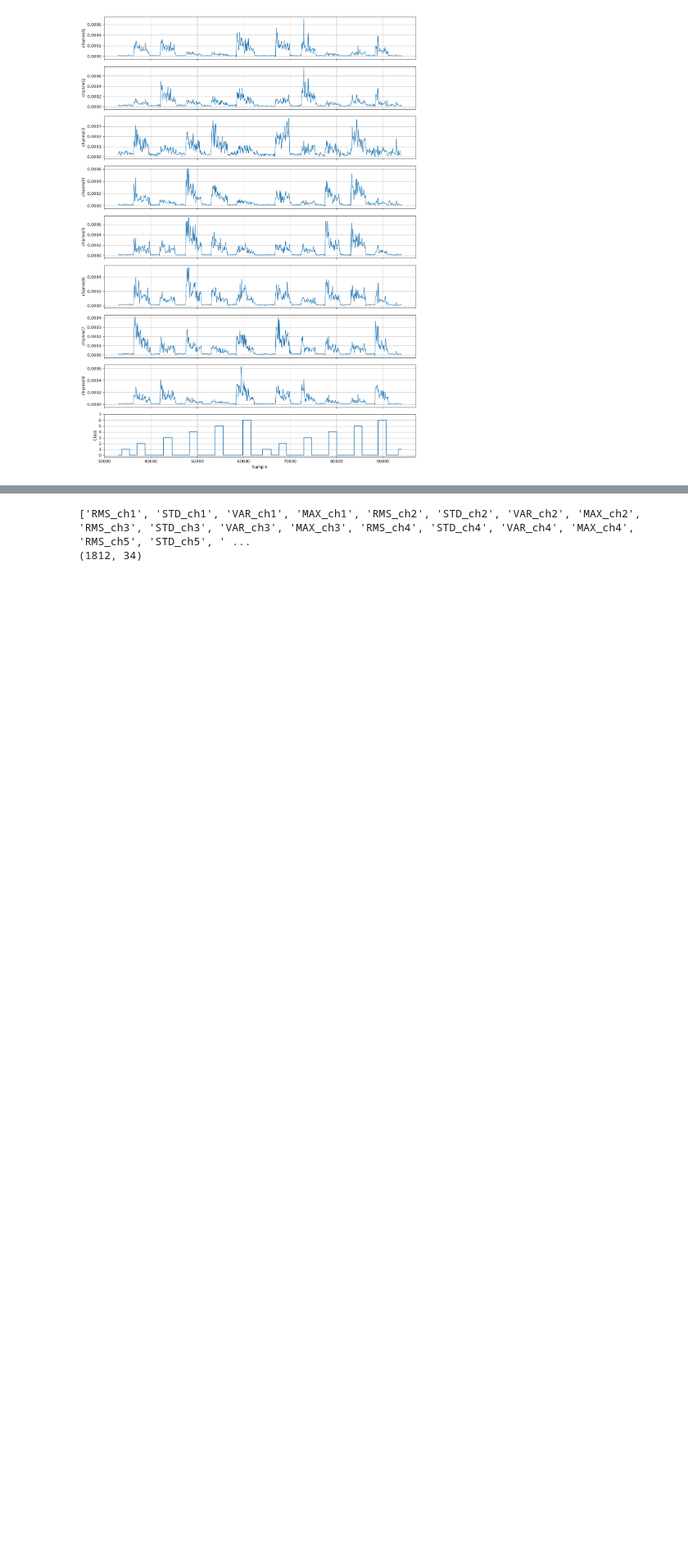
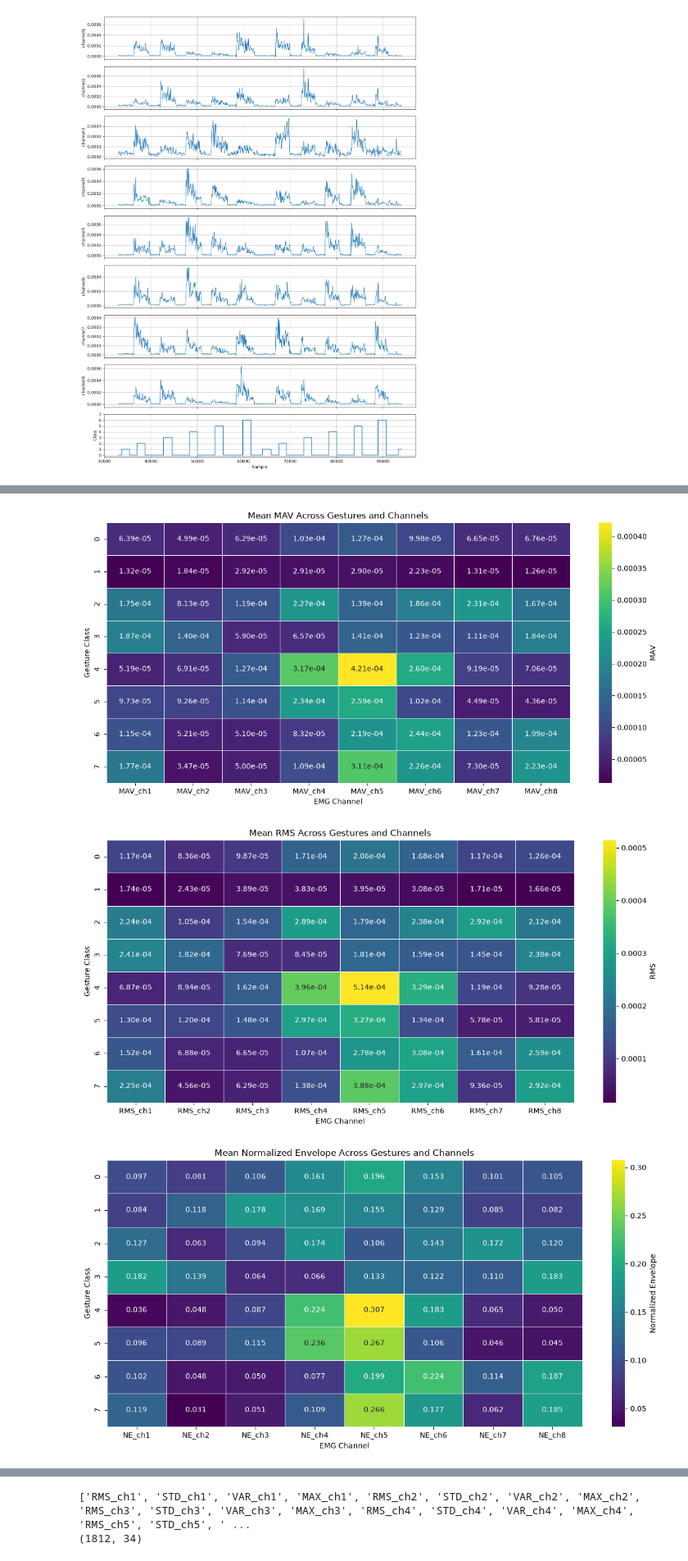
Before and after one commit to laauritaa/S-S_EMG, a Jupyter notebook: Data_Features.ipynb, the cells around one changed output, grey strips where cells are left out. Shown at 82% size. Cells and saved outputs as stored; diff of their text form; code cells hidden in the pictures; blank space fills up the shorter version.

```diff
--- a/Data_Features.ipynb
+++ b/Data_Features.ipynb
@@ -393,0 +392,37 @@ display(features_df)
+# %%
+# Features to visualize
+feature_groups = {
+    "MAV": [f"MAV_ch{i}" for i in range(1, 9)],
+    "RMS": [f"RMS_ch{i}" for i in range(1, 9)],
+    "Normalized Envelope": [f"NE_ch{i}" for i in range(1, 9)],
+    "Log Total Envelope": ["Log_Total_Envelope"]
+}
+
+# Loop through each feature group
+for feature_name, columns in feature_groups.items():
+
+    # Calculate mean feature values for each gesture class
+    mean_features = features_df.groupby("class")[columns].mean()
+
+    # Create a separate figure for each feature
+    plt.figure(figsize=(12, 6))
+
+    sns.heatmap(
+        mean_features,
+        annot=True,
+        fmt=".2e" if feature_name in ["MAV", "RMS"] else ".3f",
+        cmap="viridis",
+        linewidths=0.5,
+        cbar_kws={"label": feature_name}
+    )
+
+    plt.title(f"Mean {feature_name} Across Gestures and Channels")
+    plt.xlabel("EMG Channel" if feature_name != "Log Total Envelope" else "Feature")
+    plt.ylabel("Gesture Class")
+
+    plt.tight_layout()
+    plt.show()
+# %% [output]
+[figure, added]
+[figure, added]
+[figure, added]
```
Also changed, not shown: parts of 3 cells of this notebook, 2 other files.
